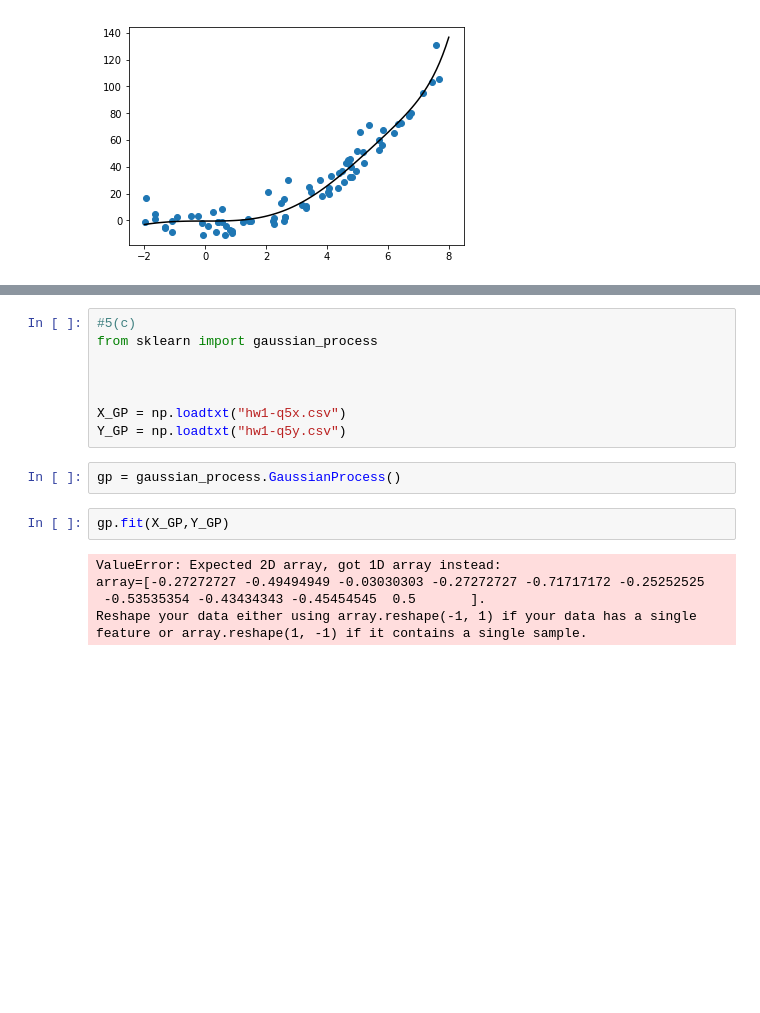
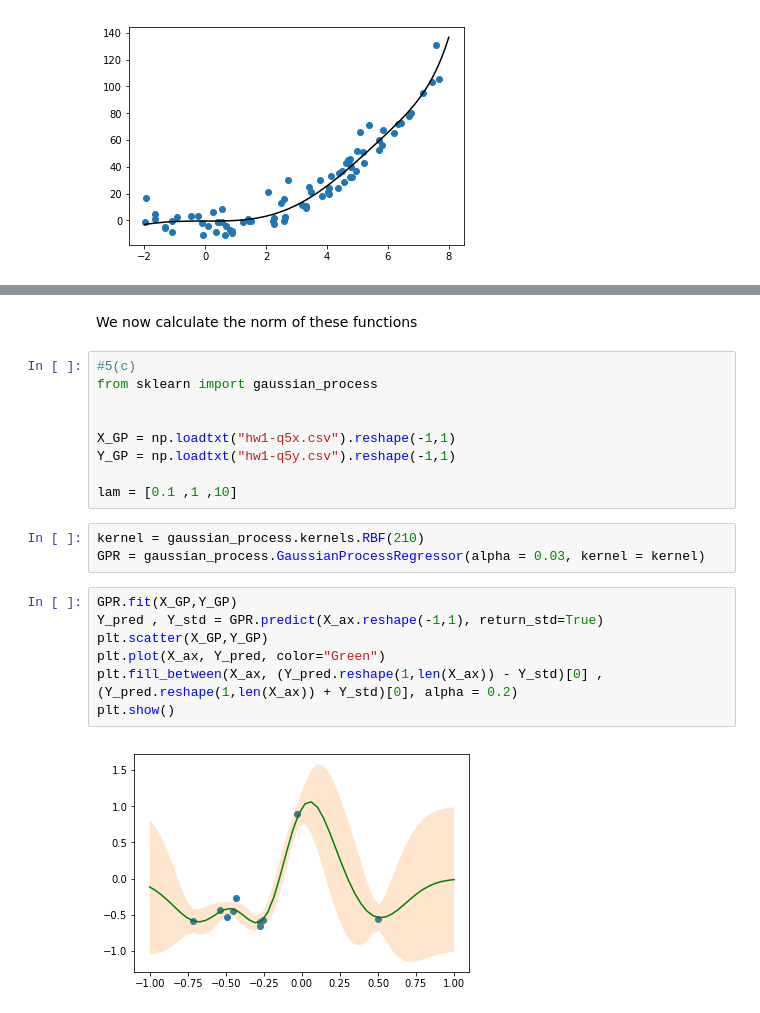
Before and after one commit to peterpark77/comp652, a Jupyter notebook: ASS1/Untitled.ipynb, the cells around one changed output, grey strips where cells are left out. Cells and saved outputs as stored; diff of their text form; blank space fills up the shorter version.

```diff
--- a/ASS1/Untitled.ipynb
+++ b/ASS1/Untitled.ipynb
@@ -485,17 +560,23 @@ print(min(scores_array, key=scores_array.get), "is the best pick for lambda")
+# %% [markdown]
+We now calculate the norm of these functions
 # %%
 #5(c)
 from sklearn import gaussian_process
 
 
+X_GP = np.loadtxt("hw1-q5x.csv").reshape(-1,1)
+Y_GP = np.loadtxt("hw1-q5y.csv").reshape(-1,1)
 
-X_GP = np.loadtxt("hw1-q5x.csv")
-Y_GP = np.loadtxt("hw1-q5y.csv")
+lam = [0.1 ,1 ,10]
-# %%
-gp = gaussian_process.GaussianProcess()
-# %%
-gp.fit(X_GP,Y_GP)
-# %% [output]
-ValueError: Expected 2D array, got 1D array instead:
-array=[-0.27272727 -0.49494949 -0.03030303 -0.27272727 -0.71717172 -0.25252525
- -0.53535354 -0.43434343 -0.45454545  0.5       ].
-Reshape your data either using array.reshape(-1, 1) if your data has a single feature or array.reshape(1, -1) if it contains a single sample.
+# %%
+kernel = gaussian_process.kernels.RBF(210)
+GPR = gaussian_process.GaussianProcessRegressor(alpha = 0.03, kernel = kernel)
+# %%
+GPR.fit(X_GP,Y_GP)
+Y_pred , Y_std = GPR.predict(X_ax.reshape(-1,1), return_std=True)
+plt.scatter(X_GP,Y_GP)
+plt.plot(X_ax, Y_pred, color="Green")
+plt.fill_between(X_ax, (Y_pred.reshape(1,len(X_ax)) - Y_std)[0] ,(Y_pred.reshape(1,len(X_ax)) + Y_std)[0], alpha = 0.2)
+plt.show()
+# %% [output]
+[figure, added]
```
Also changed, not shown: parts of 18 cells of this notebook.
